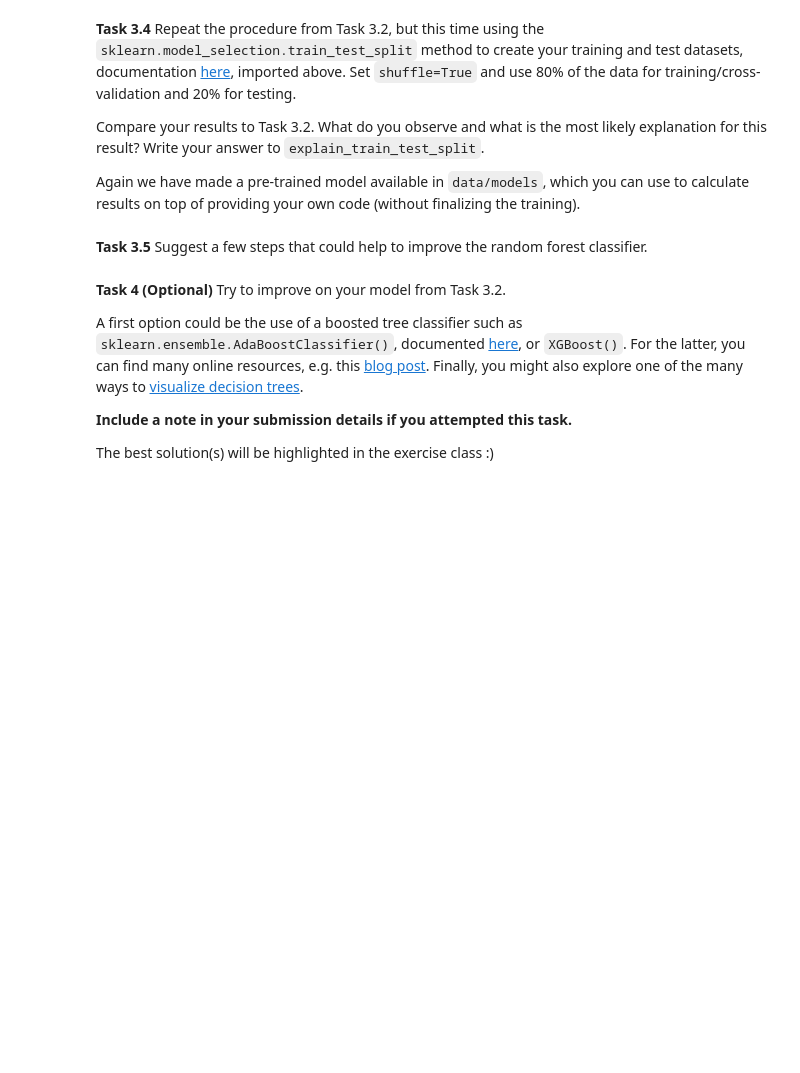
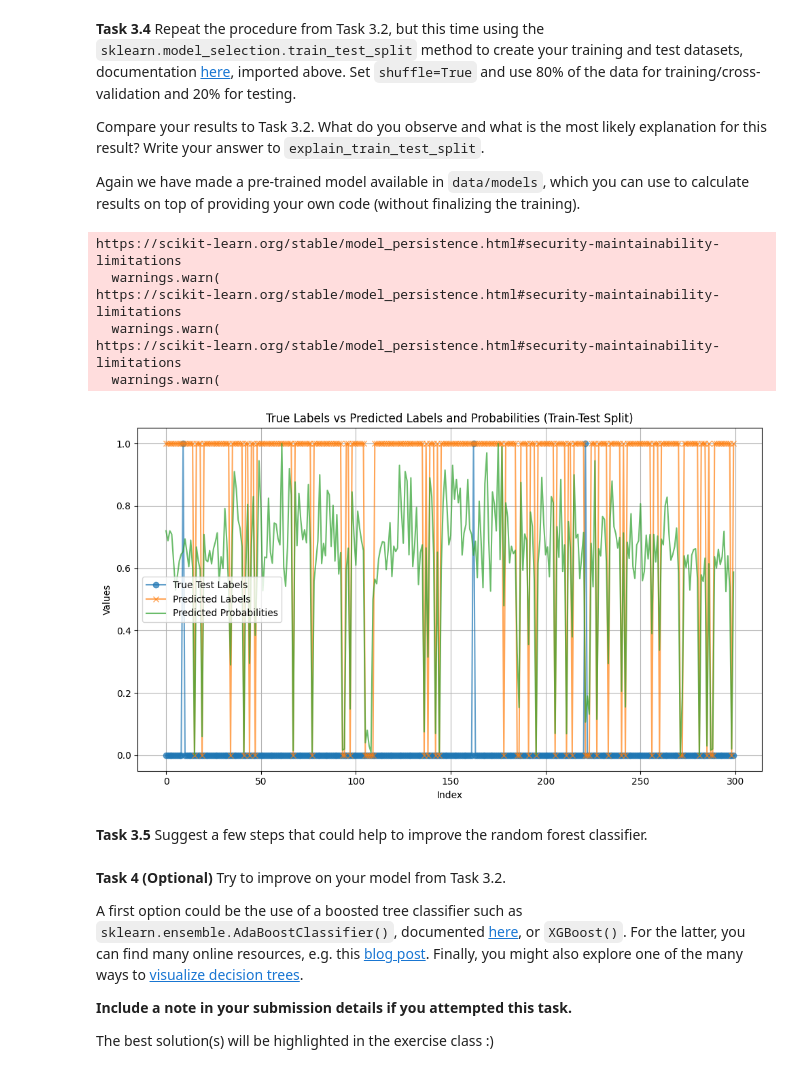
Before and after one commit to KathyBees/AI_Climate, a Jupyter notebook: Exercise03.ipynb, the cells around one changed output. Saved outputs shown, nothing was run; the diff lists cells and outputs as text; code cells hidden in the pictures; blank space fills up the shorter version.

```diff
--- a/Exercise03.ipynb
+++ b/Exercise03.ipynb
@@ -510,26 +515,40 @@ Compare your results to Task 3.2. What do you observe and what is the most likel
 Again we have made a pre-trained model available in `data/models`, which you can use to calculate results on top of providing your own code (without finalizing the training).
 # %%
 # Your solution to Task 3.4
-joblib.load('./data/models/rf_pretrained_train_test_split_shuffle.joblib')
-explain_train_test_split = ""
+regr_rfc_cv = joblib.load('./data/models/rf_pretrained_train_test_split_shuffle.joblib')
+explain_train_test_split = "Split arrays or matrices into random train and test subsets, compared to slicing by time which allows for more accurate representations"
+
+x = df_merged.drop(columns=['burned_areas'])
+y = df_merged['burned_areas']
+
+x_train, x_test, y_train, y_test = train_test_split(x, y, test_size=0.2, shuffle=True, random_state=42)
+
 
 # Predictions
 predicted_labels = regr_rfc_cv.predict(X_test)
 predicted_probs = regr_rfc_cv.predict_proba(X_test)[:, 1]
 
 nr_samples = range(min(300, len(X_test)))
 
 plt.figure(figsize=(10, 6))
 plt.plot(nr_samples, y_test[:300], label='True Test Labels', linestyle='-', marker='o', alpha=0.7)
 plt.plot(nr_samples, predicted_labels[:300], label='Predicted Labels', linestyle='-', marker='x', alpha=0.7)
 plt.plot(nr_samples, predicted_probs[:300], label='Predicted Probabilities', linestyle='-', alpha=0.7)
 
 plt.title('True Labels vs Predicted Labels and Probabilities (Train-Test Split)')
-plt.xlabel('Sample Index')
+plt.xlabel('Index')
 plt.ylabel('Values')
 plt.legend()
 plt.grid(True)
 plt.tight_layout()
 plt.show()
+# %% [output]
+https://scikit-learn.org/stable/model_persistence.html#security-maintainability-limitations
+  warnings.warn(
+https://scikit-learn.org/stable/model_persistence.html#security-maintainability-limitations
+  warnings.warn(
+https://scikit-learn.org/stable/model_persistence.html#security-maintainability-limitations
+  warnings.warn(
+[figure, added]
 # %% [markdown]
 **Task 3.5** Suggest a few steps that could help to improve the random forest classifier.
```
Also changed, not shown: parts of 4 cells of this notebook.
